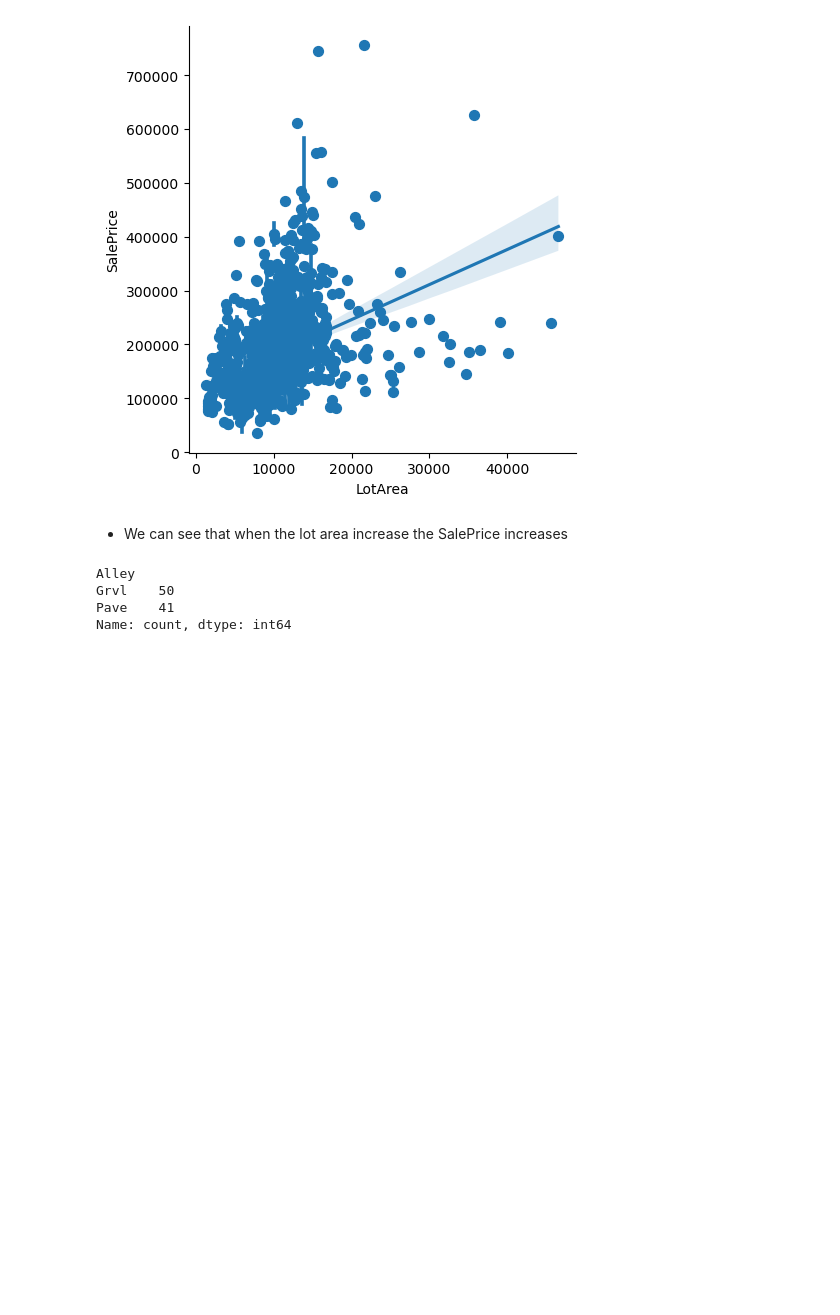
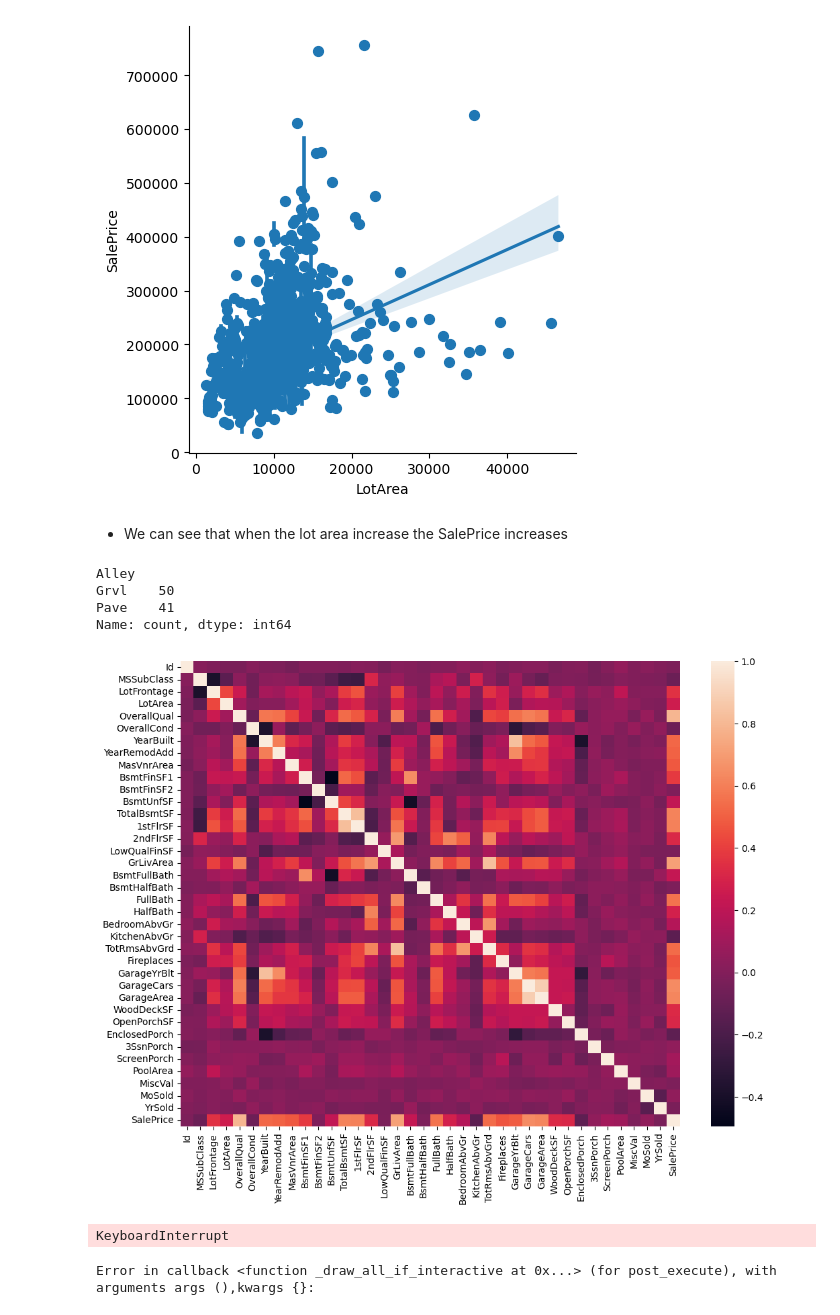
Before and after one commit to BilalDurmus08/house-prices-DS, a Jupyter notebook: end-to-end-house-price.ipynb, the cells around one changed output. Cells and saved outputs as stored; diff of their text form; code cells hidden in the pictures; blank space fills up the shorter version.

Commit message:
some plots added

```diff
--- a/end-to-end-house-price.ipynb
+++ b/end-to-end-house-price.ipynb
@@ -162,3 +162,9 @@ Alley
 Grvl    50
 Pave    41
 Name: count, dtype: int64
+# %%
+corrmat = df.corr(numeric_only=True)
+fig, ax = plt.subplots(figsize=(12,9))
+sns.heatmap(corrmat);
+# %% [output]
+[figure, added]
@@ -164,0 +175,6 @@ Name: count, dtype: int64
+# %%
+sns.set(font_scale=1.25)
+hm = sns.heatmap(cm, cbar=True, annot=True, square=True, fmt='.2f', annot_kws={'size': 10}, yticklabels=cols.values, xticklabels=cols.values)
+# %% [output]
+KeyboardInterrupt
+Error in callback <function _draw_all_if_interactive at 0x...> (for post_execute), with arguments args (),kwargs {}:
```
Also changed, not shown: parts of 1 cell of this notebook, 1 other file.
